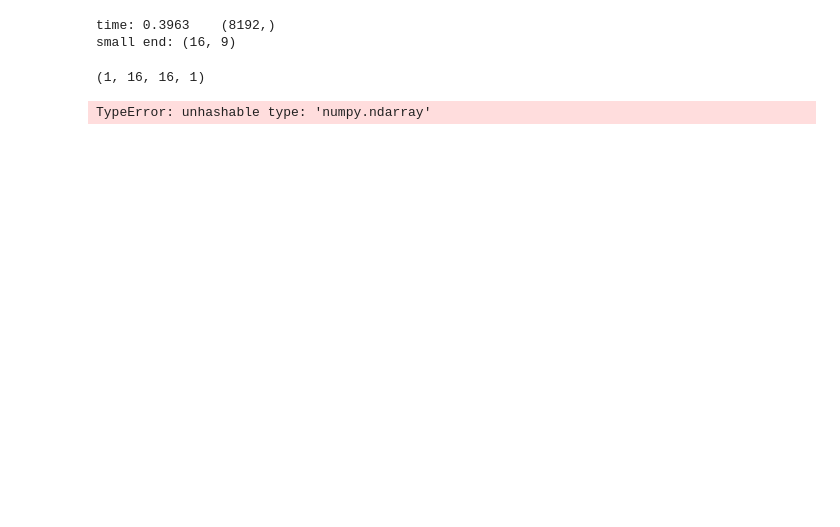
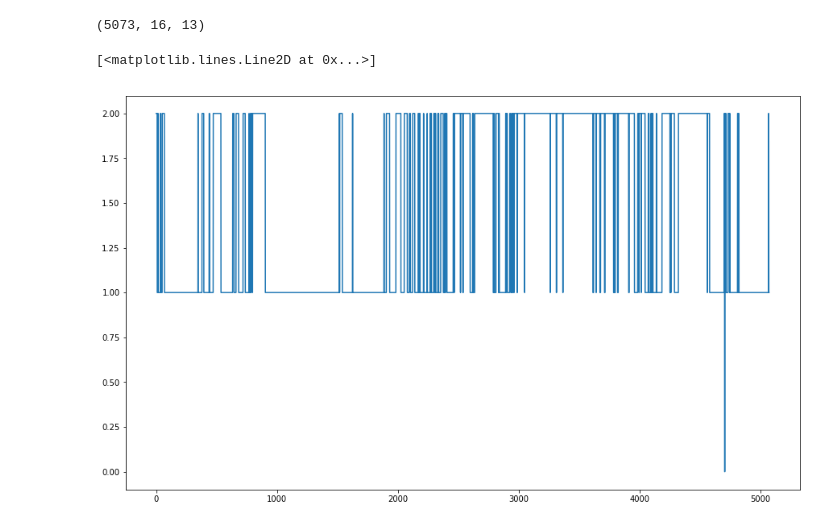
Before and after one commit to seven-up-purdue/uav-audio-detection, a Jupyter notebook: notebooks/isDanger.ipynb, the cells around one changed output. Saved outputs shown, nothing was run; the diff lists cells and outputs as text; code cells hidden in the pictures; blank space fills up the shorter version.

```diff
--- a/notebooks/isDanger.ipynb
+++ b/notebooks/isDanger.ipynb
@@ -5,16 +4,0 @@ INFO:tensorflow:Restoring parameters from ../models/CNN/my_test_model_cnn
-# %%
-raw = Audio.getStream(sample_rate = 22050, chunk_size = 8192,chunk_num = 1, isWrite=True)
-X = mfcc4(raw)
-# %% [output]
-time: 0.3963    (8192,)
-small end: (16, 9)
-# %%
-X= X.reshape(X.shape[0], X.shape[1], X.shape[2], 1) ############# 리셰입 해야
-# %%
-X.shape
-# %% [output]
-(1, 16, 16, 1)
-# %%
-y_pred = sess.run(tf.argmax(logits,1), feed_dict={X:X})
-# %% [output]
-TypeError: unhashable type: 'numpy.ndarray'
@@ -22,0 +5,19 @@ y_pred
+# %%
+#raw = Audio.getStream(sample_rate = 22050, chunk_size = 8192,chunk_num = 1, isWrite=True)
+raw,sr = librosa.load('../data/drone170719-002.wav', sr=22050)
+dataX = mfcc(raw).T
+X_hot = makeHot(dataX,seq_length = seq_length)
+print(X_hot.shape)
+y_pred = sess.run(tf.argmax(Y_pred,1), feed_dict={X:X_hot, BatchSize: len(X_hot)})
+# %% [output]
+(5073, 16, 13)
+# %%
+import matplotlib.pyplot as plt
+%matplotlib inline
+
+fig = plt.figure(figsize=(15,9))
+ax = fig.add_subplot(1,1,1)
+ax.plot(np.linspace(0,len(y_pred), len(y_pred)),y_pred)
+# %% [output]
+[<matplotlib.lines.Line2D at 0x...>]
+[figure, added]
```
Also changed, not shown: parts of 3 cells of this notebook, 2 other files.
